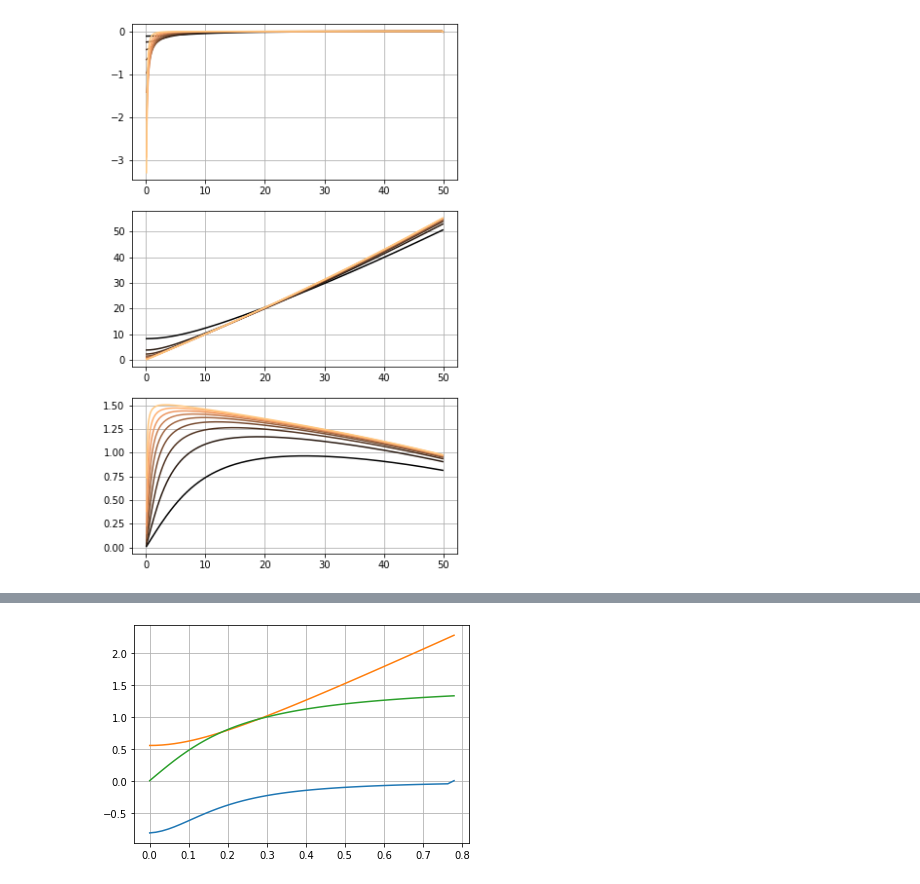
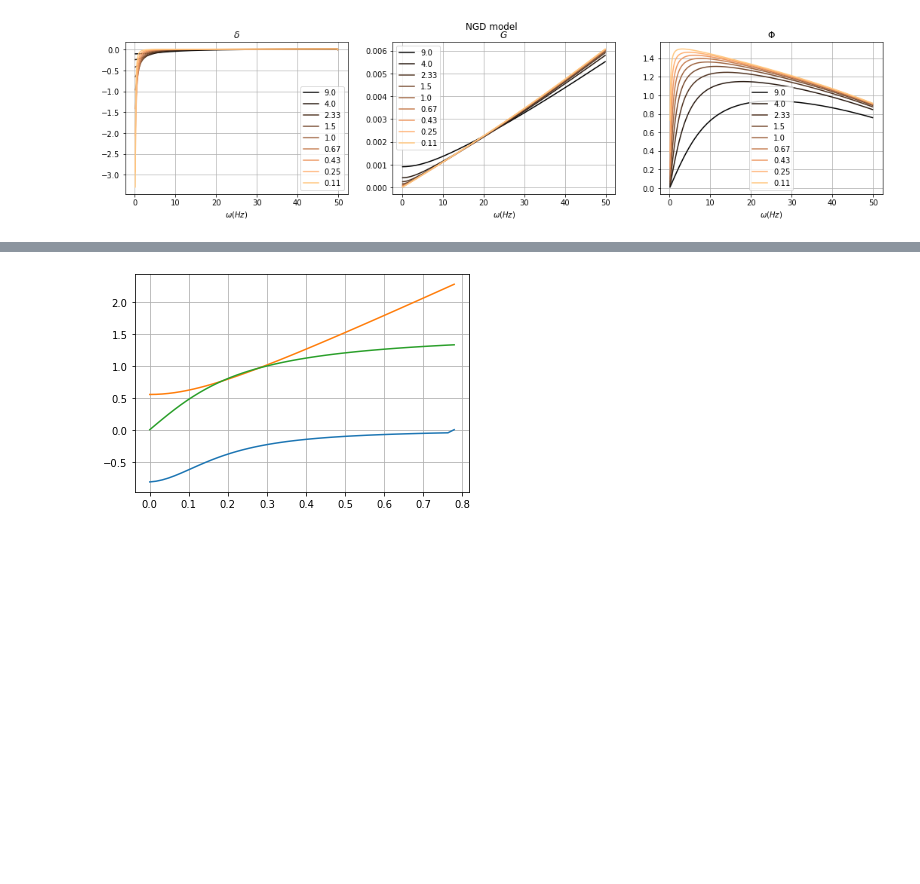
Before and after one commit to llincooi/retina_python, a Jupyter notebook: NGD2x+v-Copy1.ipynb, the cells around one changed output, grey strips where cells are left out. Cells and saved outputs as stored; diff of their text form; code cells hidden in the pictures; blank space fills up the shorter version.

```diff
--- a/NGD2x+v-Copy1.ipynb
+++ b/NGD2x+v-Copy1.ipynb
@@ -88,7 +88,7 @@ cutoffFreq = 5
 b, a = signal.butter(2, 2*cutoffFreq*dt, btype='low', analog=False)
 LPOU = signal.filtfilt(b, a, OU)
 # %%
-Lambda = 0.95
+Lambda = 0.9
 beta = (1-Lambda)/Lambda
 
 x = nc(LPOU)
@@ -97,8 +97,8 @@ tv = ndimage.gaussian_filter1d(x, sigma=5, order=1, mode='reflect') / dt
 r = (1-Lambda)*x+Lambda*v
 
 k = 1.
-alpha = 100.
-g = 9000.
+alpha = 20.
+g = 920.
 phi = 1.
 y=np.zeros(len(T))
 z=np.zeros(len(T))
@@ -150,18 +171,0 @@ plt.xlim([-10, 1])
-# %%
-lambdas = np.arange(0.1,1,0.1)
-betas = (1-lambdas)/lambdas
-time_dis4 = []
-for beta in betas:
-    g = beta
-    zs = []
-    z = 0
-    xs = LPOU-min(LPOU)
-    for x in xs:
-        dz = (-beta*z+g*x)*dt
-        z = z+dz
-        zs.append(z)
-    zs = np.array(zs)
-    xzCor = np.correlate(nc(xs),nc(zs), 'same')
-    plt.plot(T-np.mean(T), xzCor)
-    time_dis4.append((T-np.mean(T))[np.argmax(xzCor)])
-plt.xlim([-10, 1])
@@ -171,22 +172,30 @@ plt.xlim([-10, 1])
 # %%
 dOmega = 0.1
-fig, ax = plt.subplots(nrows =3, ncols =1)
+fig, ax = plt.subplots(nrows =1, ncols =3)
+fig.suptitle('NGD model')
 for axi in ax:
     axi.set_prop_cycle(plt.cycler('color', plt.cm.copper(np.linspace(0, 1, len(betas)))))
+    axi.set_xlabel(r'$\omega (Hz)$')
     axi.grid()
 for beta in betas:
     omega = np.arange(dOmega,50,dOmega)
     H = k/(omega*1j+alpha+(k*phi*g/(omega*1j+beta)))#/(omega*1j)
     G = np.abs(H)
     Phi = np.angle(H)
     delta = -np.append(np.diff(Phi),0)/dOmega
+
     delta_phase = -(Phi-np.pi/2)/omega
 
     ax[0].plot(omega, delta)
+    ax[0].set_title(r'$\delta$')
     ax[1].plot(omega,G)
+    ax[1].set_title(r'$G$')
     ax[2].plot(omega,Phi)
-fig.set_size_inches(6,10)
+    ax[2].set_title(r'$\Phi$')
+for axi in ax:
+    axi.legend( [str(round(beta,2)) for beta in betas], loc='best')
+fig.set_size_inches(18,3*(np.sqrt(5)-1))
 # %% [output]
-[figure, old version]
+[figure, new version]
 # %%
 dOmega = 0.1
```
Also changed, not shown: parts of 10 cells of this notebook, 13 other files.
